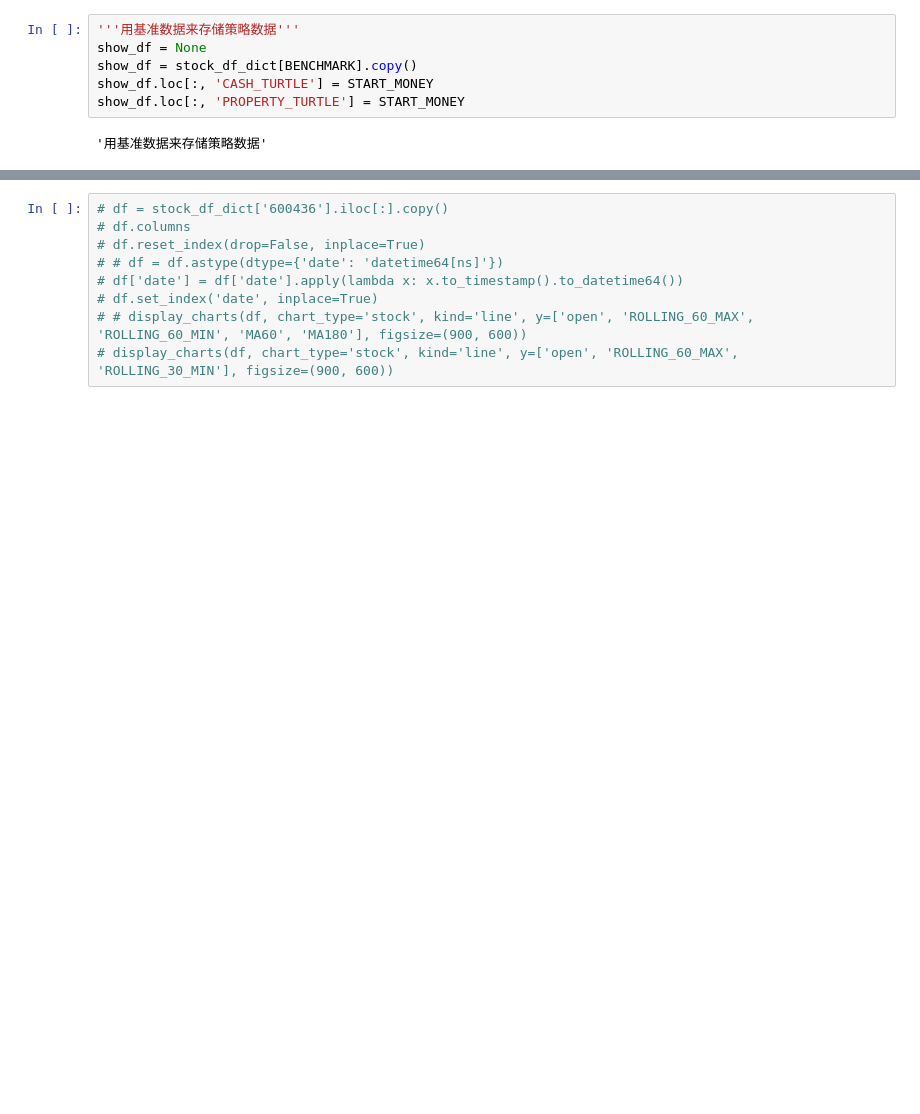
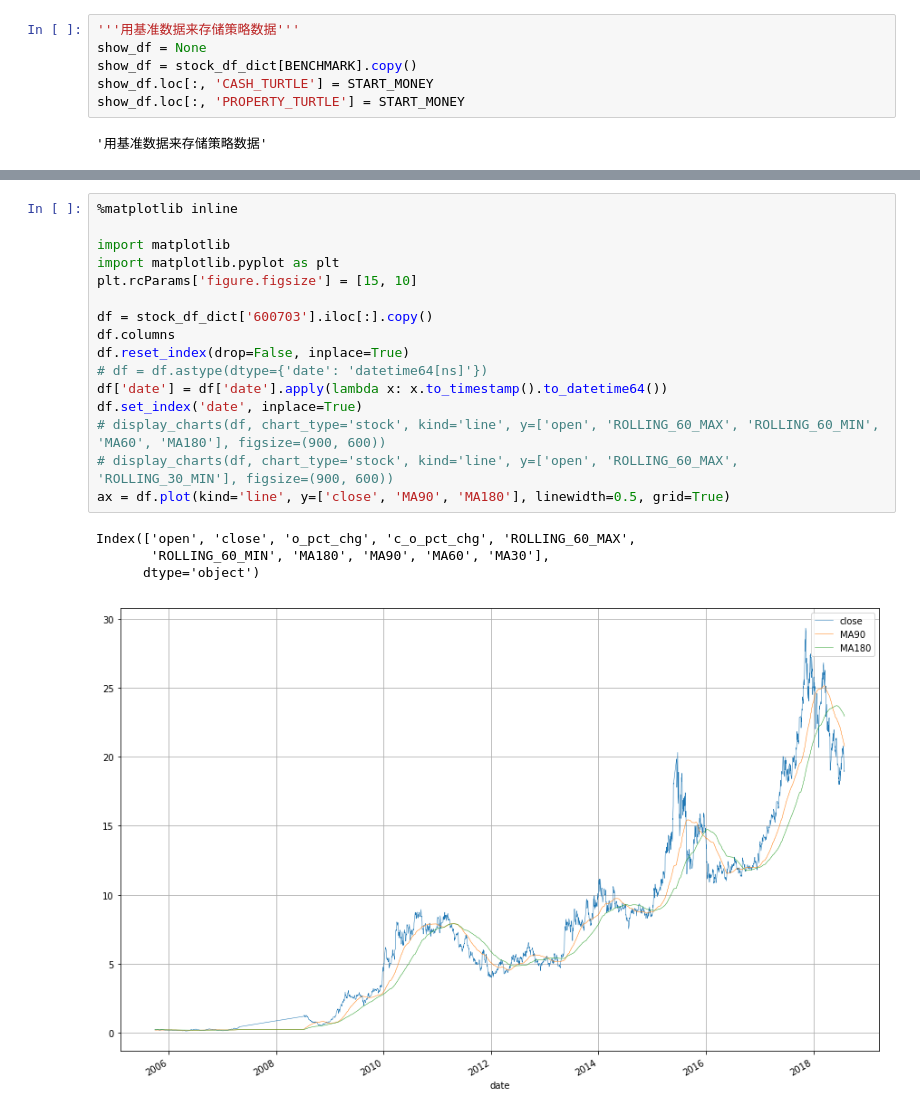
Before and after one commit to dxcv/ML4M, a Jupyter notebook: notebook/turtle_2system_common.ipynb, the cells around one changed output, grey strips where cells are left out. Cells and saved outputs as stored; diff of their text form; blank space fills up the shorter version.

```diff
--- a/notebook/turtle_2system_common.ipynb
+++ b/notebook/turtle_2system_common.ipynb
@@ -569,12 +585,24 @@ df[df.symbol == symbol]
 # %%
-# df = stock_df_dict['600436'].iloc[:].copy()
-# df.columns
-# df.reset_index(drop=False, inplace=True)
-# # df = df.astype(dtype={'date': 'datetime64[ns]'})
-# df['date'] = df['date'].apply(lambda x: x.to_timestamp().to_datetime64())
-# df.set_index('date', inplace=True)
-# # display_charts(df, chart_type='stock', kind='line', y=['open', 'ROLLING_60_MAX', 'ROLLING_60_MIN', 'MA60', 'MA180'], figsize=(900, 600))
+%matplotlib inline
+
+import matplotlib
+import matplotlib.pyplot as plt
+plt.rcParams['figure.figsize'] = [15, 10]
+
+df = stock_df_dict['600703'].iloc[:].copy()
+df.columns
+df.reset_index(drop=False, inplace=True)
+# df = df.astype(dtype={'date': 'datetime64[ns]'})
+df['date'] = df['date'].apply(lambda x: x.to_timestamp().to_datetime64())
+df.set_index('date', inplace=True)
+# display_charts(df, chart_type='stock', kind='line', y=['open', 'ROLLING_60_MAX', 'ROLLING_60_MIN', 'MA60', 'MA180'], figsize=(900, 600))
 # display_charts(df, chart_type='stock', kind='line', y=['open', 'ROLLING_60_MAX', 'ROLLING_30_MIN'], figsize=(900, 600))
+ax = df.plot(kind='line', y=['close', 'MA90', 'MA180'], linewidth=0.5, grid=True)
+# %% [output]
+Index(['open', 'close', 'o_pct_chg', 'c_o_pct_chg', 'ROLLING_60_MAX',
+       'ROLLING_60_MIN', 'MA180', 'MA90', 'MA60', 'MA30'],
+      dtype='object')
+[figure, added]
 # %%
 'ALL'
 'start_date', start_date
```
Also changed, not shown: parts of 11 cells of this notebook, 2 other files.
